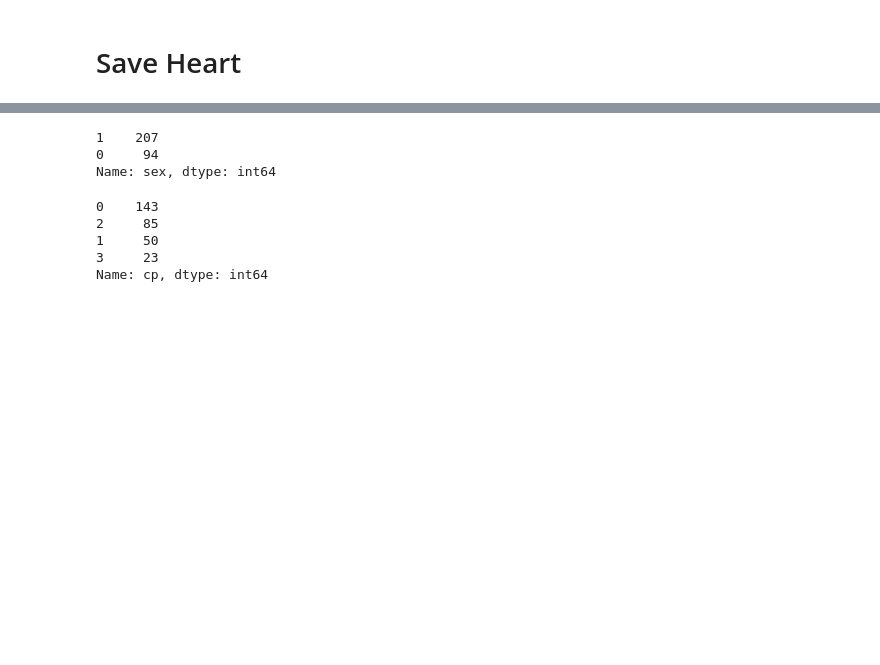
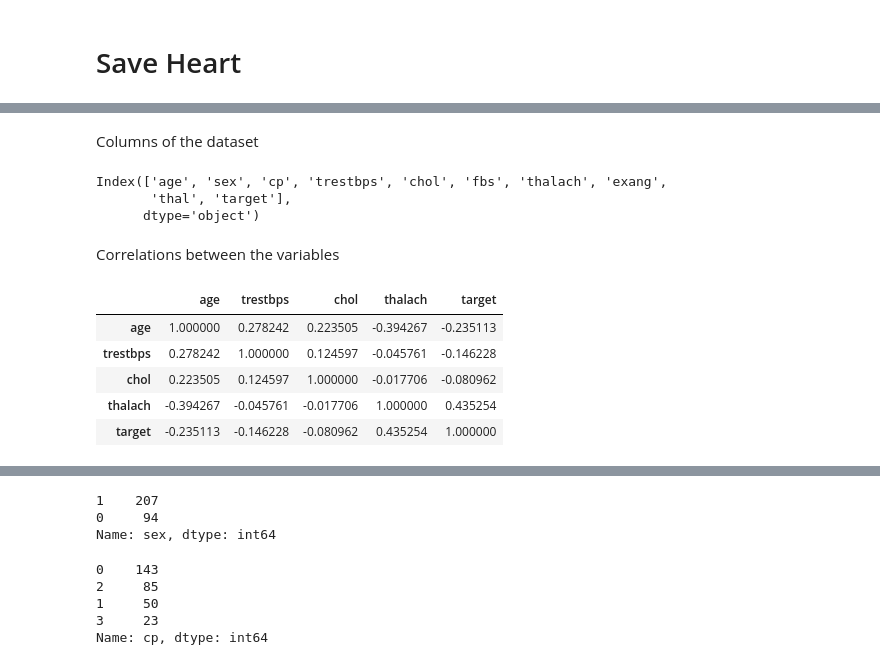
Before and after one commit to debjitpal5040/save-heart, a Jupyter notebook: Notebooks/save-heart.ipynb, the cells around one changed output, grey strips where cells are left out. Cells and saved outputs as stored; diff of their text form; code cells hidden in the pictures; blank space fills up the shorter version.

```diff
--- a/Notebooks/save-heart.ipynb
+++ b/Notebooks/save-heart.ipynb
@@ -34,0 +93,19 @@ data.head()
+# %% [markdown]
+Columns of the dataset
+# %%
+data.columns
+# %% [output]
+Index(['age', 'sex', 'cp', 'trestbps', 'chol', 'fbs', 'thalach', 'exang',
+       'thal', 'target'],
+      dtype='object')
+# %% [markdown]
+Correlations between the variables
+# %%
+data.corr()
+# %% [output]
+|  | age | trestbps | chol | thalach | target |
+| age | 1.000000 | 0.278242 | 0.223505 | -0.394267 | -0.235113 |
+| trestbps | 0.278242 | 1.000000 | 0.124597 | -0.045761 | -0.146228 |
+| chol | 0.223505 | 0.124597 | 1.000000 | -0.017706 | -0.080962 |
+| thalach | -0.394267 | -0.045761 | -0.017706 | 1.000000 | 0.435254 |
+| target | -0.235113 | -0.146228 | -0.080962 | 0.435254 | 1.000000 |
```
Also changed, not shown: parts of 16 cells of this notebook, 2 other files.
